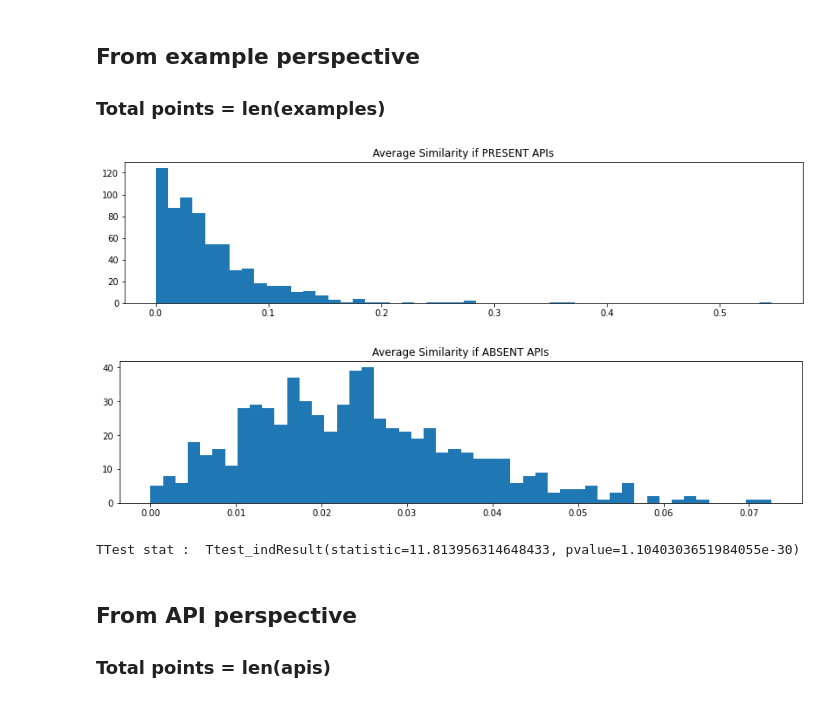
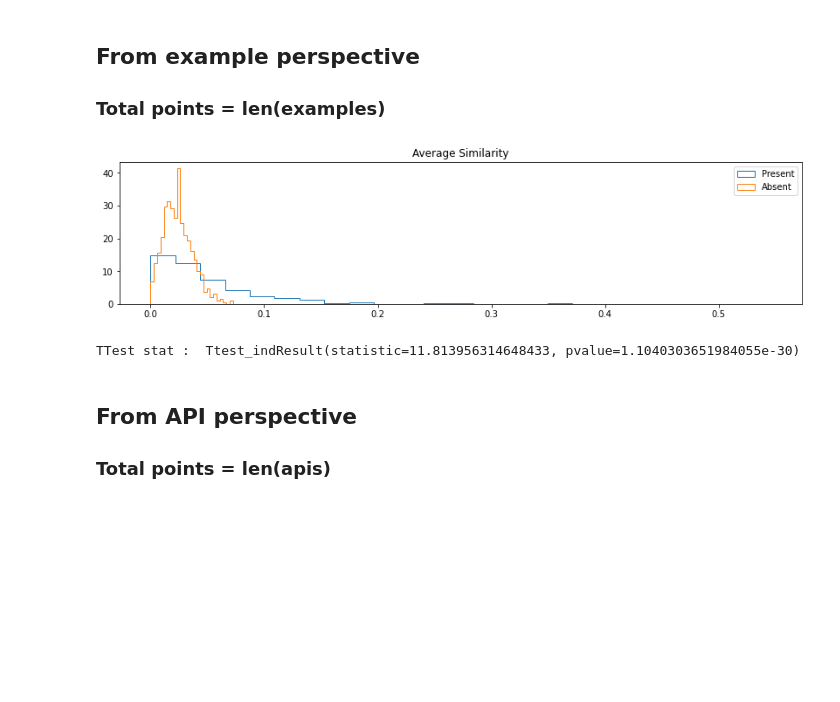
Before and after one commit to saikat107/mahout, a Jupyter notebook: analysis_with_documentation.ipynb, the cells around one changed output. Cells and saved outputs as stored; diff of their text form; code cells hidden in the pictures; blank space fills up the shorter version.

```diff
--- a/analysis_with_documentation.ipynb
+++ b/analysis_with_documentation.ipynb
@@ -237,41 +237,38 @@ print(similarity_results.shape)
 overlap_p_ques = []
 overlap_a_ques = []
 for exidx, example in enumerate(all_taken_answers):
     code = example["answer"]["code"]
     present_scores, absent_scores = [], []
     for api_idx, api in enumerate(apis):
         api = str(api)
         found = False
         for c in code:
             if api in c:
                 found = True
                 break
         if found:
             present_scores.append(similarity_results[api_idx, exidx])
         else:
             absent_scores.append(similarity_results[api_idx, exidx])
     overlap_p_ques.append(
         np.mean(present_scores) if len(present_scores) > 0 else 0.0
     )
     overlap_a_ques.append(
         np.mean(absent_scores) if len(absent_scores) > 0 else 0.0,
     )
 
 import matplotlib.pyplot as plt
 plt.figure(figsize=(14,3))
-plt.hist(overlap_p_ques, label="Present", bins=50)
-plt.title("Average Similarity if PRESENT APIs")
-plt.show()
-plt.figure(figsize=(14, 3))
-plt.hist(overlap_a_ques, label="Absent", bins=50)
-plt.title("Average Similarity if ABSENT APIs")
+plt.hist(overlap_p_ques, label="Present", bins=25, histtype=u'step', density=True)
+plt.hist(overlap_a_ques, label="Absent", bins=25, histtype=u'step', density=True)
+plt.title("Average Similarity")
+plt.legend()
 plt.show()
 from scipy import stats
 ttest_result = stats.ttest_ind(overlap_p_ques, overlap_a_ques)
 print("TTest stat : ", ttest_result)
 # %% [output]
-[figure, old version]
+[figure, new version]
-[figure, removed]
 TTest stat :  Ttest_indResult(statistic=11.813956314648433, pvalue=1.1040303651984055e-30)
 # %% [markdown]
 ## From API perspective
```
Also changed, not shown: parts of 5 cells of this notebook.
